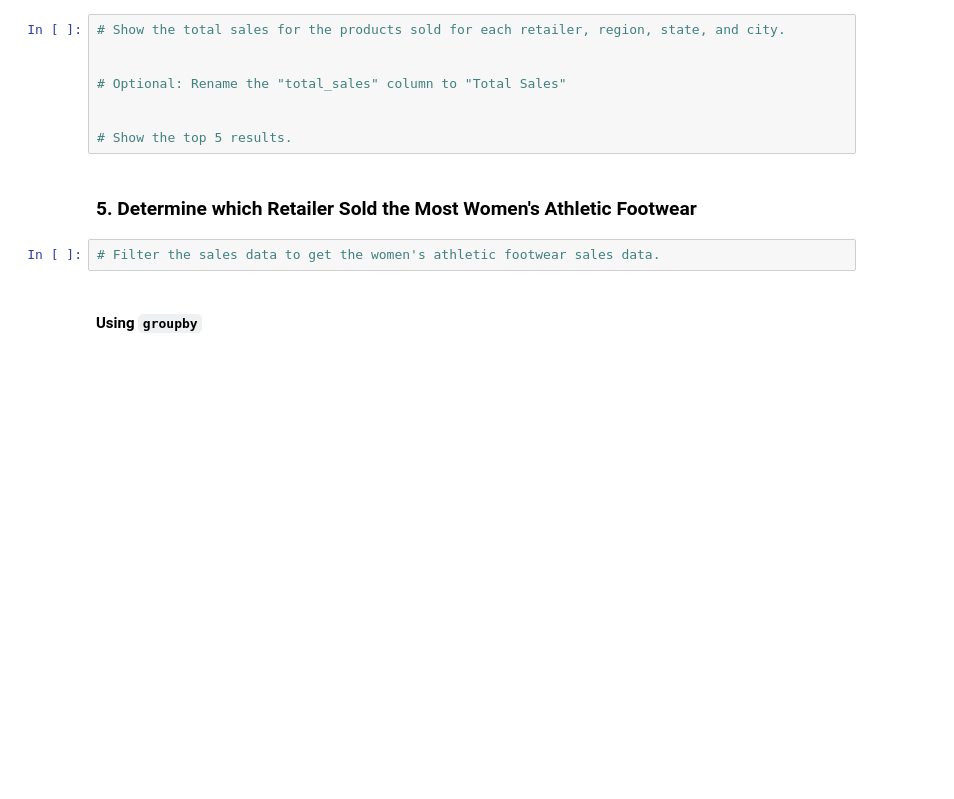
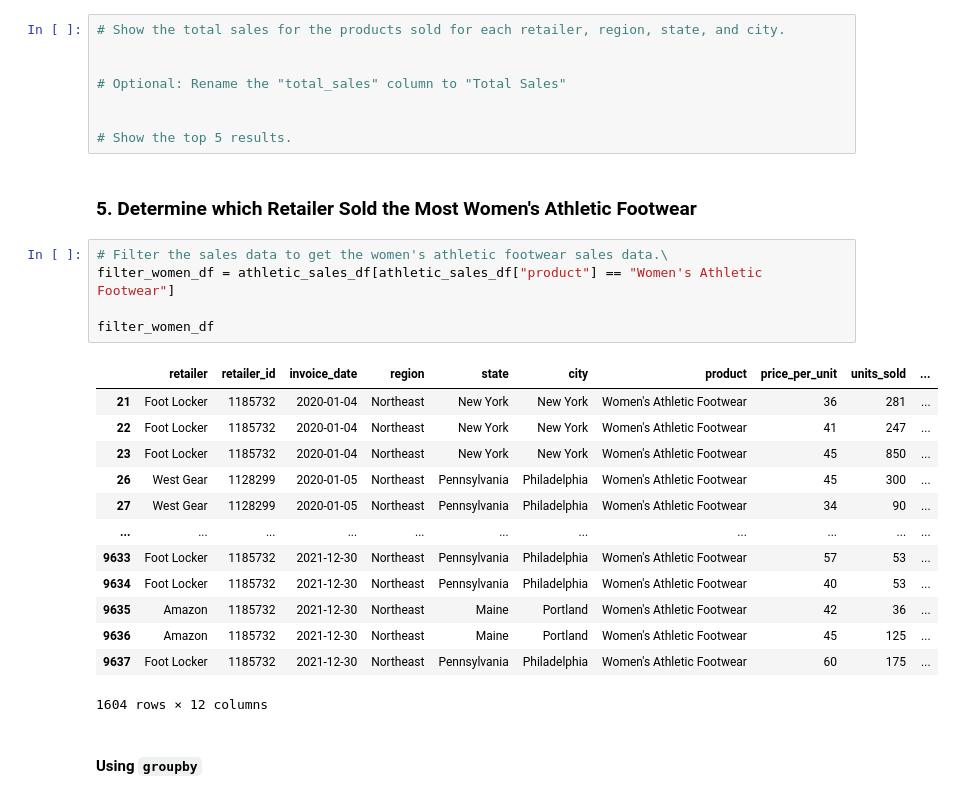
Before and after one commit to rune-encoder/athletic_sales_analysis, a Jupyter notebook: athletic_sales_analysis.ipynb, the cells around one changed output. Cells and saved outputs as stored; diff of their text form; blank space fills up the shorter version.

```diff
--- a/athletic_sales_analysis.ipynb
+++ b/athletic_sales_analysis.ipynb
@@ -314,7 +314,24 @@ regional_total_sales.sort_values('Total_Sales', ascending=False).head()
 # %% [markdown]
 ### 5. Determine which Retailer Sold the Most Women's Athletic Footwear
 # %%
-# Filter the sales data to get the women's athletic footwear sales data.
+# Filter the sales data to get the women's athletic footwear sales data.\
+filter_women_df = athletic_sales_df[athletic_sales_df["product"] == "Women's Athletic Footwear"]
+
+filter_women_df
+# %% [output]
+|  | retailer | retailer_id | invoice_date | region | state | city | product | price_per_unit | units_sold | ... |
+| 21 | Foot Locker | 1185732 | 2020-01-04 | Northeast | New York | New York | Women's Athletic Footwear | 36 | 281 | ... |
+| 22 | Foot Locker | 1185732 | 2020-01-04 | Northeast | New York | New York | Women's Athletic Footwear | 41 | 247 | ... |
+| 23 | Foot Locker | 1185732 | 2020-01-04 | Northeast | New York | New York | Women's Athletic Footwear | 45 | 850 | ... |
+| 26 | West Gear | 1128299 | 2020-01-05 | Northeast | Pennsylvania | Philadelphia | Women's Athletic Footwear | 45 | 300 | ... |
+| 27 | West Gear | 1128299 | 2020-01-05 | Northeast | Pennsylvania | Philadelphia | Women's Athletic Footwear | 34 | 90 | ... |
+| ... | ... | ... | ... | ... | ... | ... | ... | ... | ... | ... |
+| 9633 | Foot Locker | 1185732 | 2021-12-30 | Northeast | Pennsylvania | Philadelphia | Women's Athletic Footwear | 57 | 53 | ... |
+| 9634 | Foot Locker | 1185732 | 2021-12-30 | Northeast | Pennsylvania | Philadelphia | Women's Athletic Footwear | 40 | 53 | ... |
+| 9635 | Amazon | 1185732 | 2021-12-30 | Northeast | Maine | Portland | Women's Athletic Footwear | 42 | 36 | ... |
+| 9636 | Amazon | 1185732 | 2021-12-30 | Northeast | Maine | Portland | Women's Athletic Footwear | 45 | 125 | ... |
+| 9637 | Foot Locker | 1185732 | 2021-12-30 | Northeast | Pennsylvania | Philadelphia | Women's Athletic Footwear | 60 | 175 | ... |
+1604 rows × 12 columns
 # %% [markdown]
 #### Using `groupby`
 # %%
```
Also changed, not shown: parts of 1 cell of this notebook.
